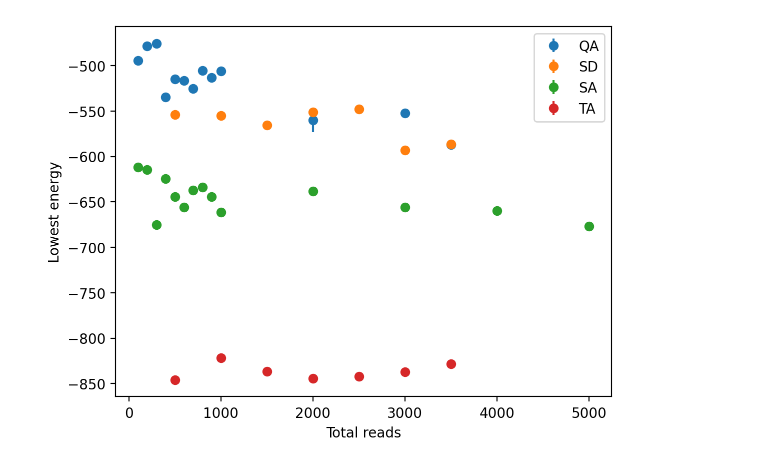
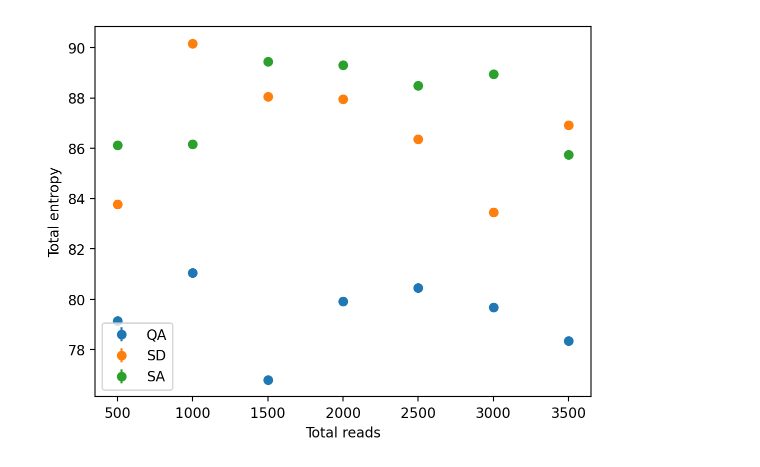
Before and after one commit to KirbyZX/PHYS4213, a Jupyter notebook: Code/CompareToClassical.ipynb, the cells around one changed output. Saved outputs shown, nothing was run; the diff lists cells and outputs as text; code cells hidden in the pictures.

```diff
--- a/Code/CompareToClassical.ipynb
+++ b/Code/CompareToClassical.ipynb
@@ -129,20 +111,20 @@ plotArrangement(sampleset.first.sample, phrases, instruments)
 # %%
 def compareAll(yaxis: str):
 
     plotCSV(path+"qa-reads.csv", "Total reads", yaxis, "QA")
     plotCSV(path+"sd-reads.csv", "Total reads", yaxis, "SD")
     plotCSV(path+"sa-reads.csv", "Total reads", yaxis, "SA")
-    plotCSV(path+"ta-reads.csv", "Total reads", yaxis, "TA")
+    #plotCSV(path+"ta-reads.csv", "Total reads", yaxis, "TA")
     plt.legend()
     plt.show()
 
 # Tabu has lowest energy and higher entropy and score looks a lot better
 # Maybe annealer chain strength should change?
-compareAll("Lowest energy")
+compareAll("Total entropy")
 #plotSampleGraph(sampleset.first.sample, G, instruments)
 #dwave.inspector.show(sampleset)
 # %% [output]
-[figure, old version]
+[figure, new version]
 # %%
 # Both correctly maximise total node weight (-212.02...)
 # Both maximise node and edge weight (-1891.18...)
```
Also changed, not shown: parts of 7 cells of this notebook, 12 other files.
